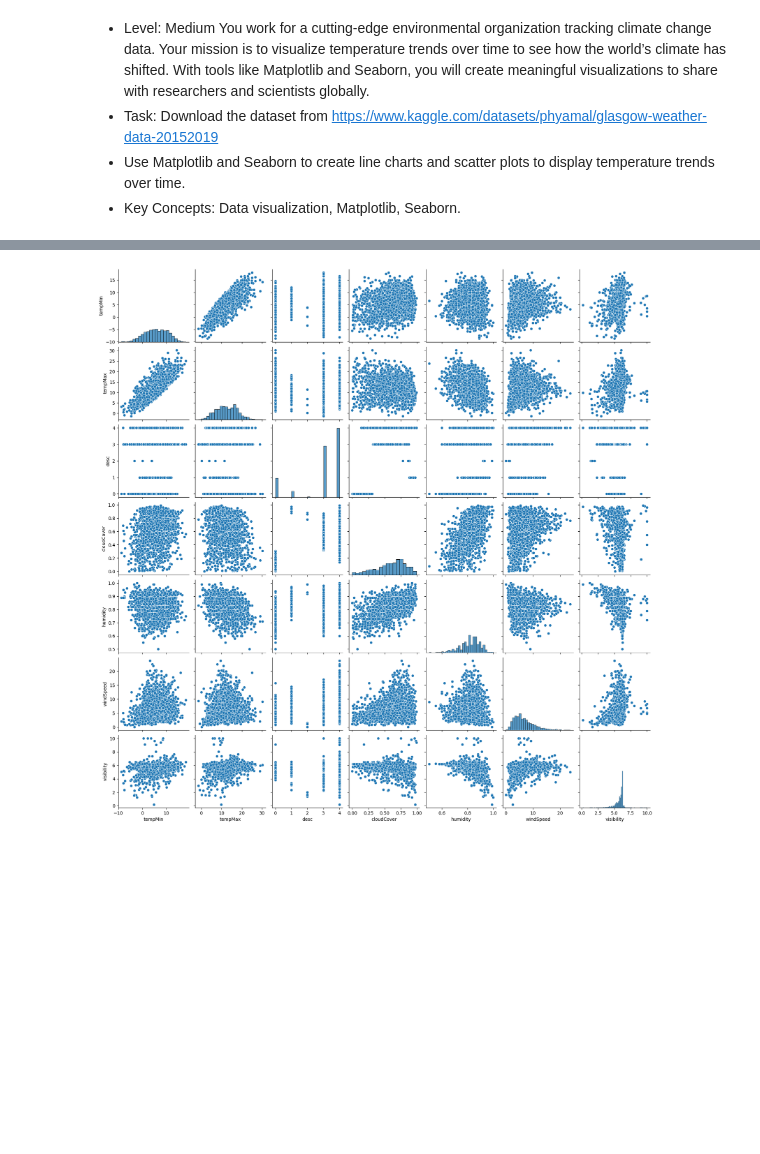
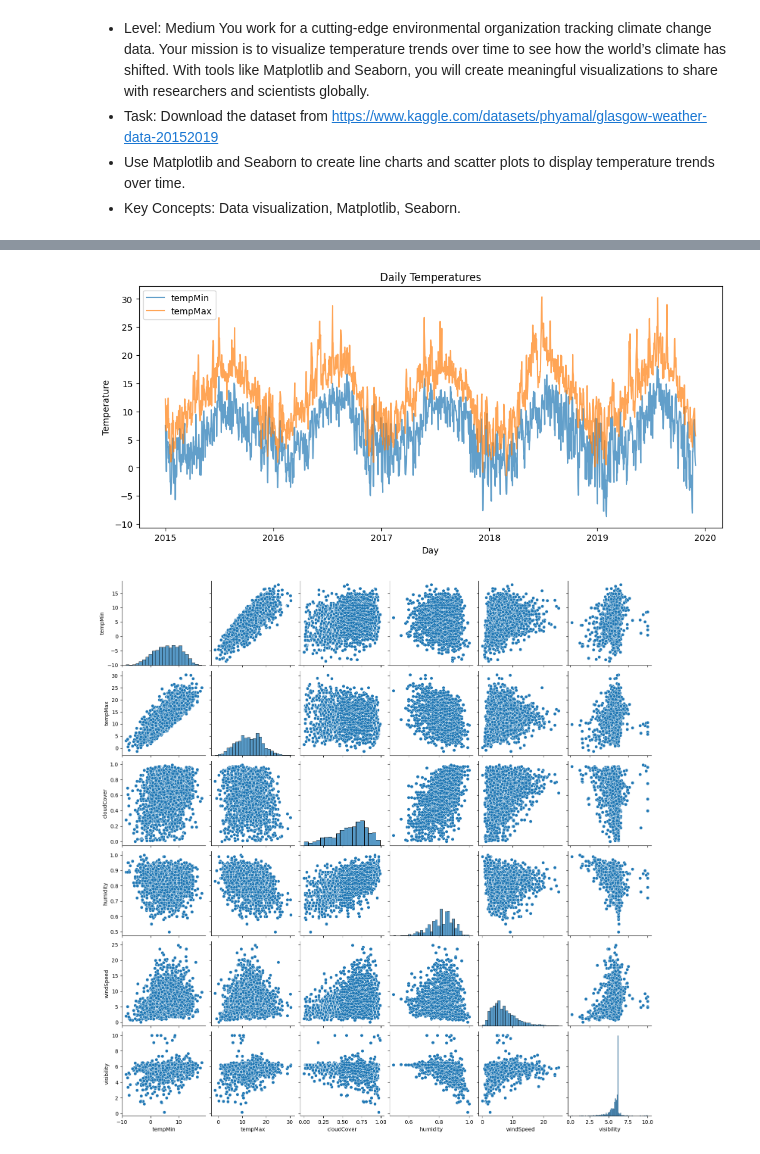
Before and after one commit to nithinbadicodes/10-Python-projects, a Jupyter notebook: Climate_analysis.ipynb, the cells around one changed output, grey strips where cells are left out. Cells and saved outputs as stored; diff of their text form; code cells hidden in the pictures; blank space fills up the shorter version.

```diff
--- a/Climate_analysis.ipynb
+++ b/Climate_analysis.ipynb
@@ -40,2 +26,0 @@ memory usage: 126.3+ KB
-# %%
-df['day'] = pd.to_datetime(df['day'])
@@ -67,2 +26,0 @@ dtype: int64
-# %%
-df.dropna(inplace=True,axis=0)
@@ -87,4 +26,0 @@ dtype: int64
-# %%
-from sklearn.preprocessing import LabelEncoder
-le = LabelEncoder()
-df['desc'] = le.fit_transform(df['desc'])
@@ -107,9 +27,16 @@ dtype: int64
-# %%
-import matplotlib.pyplot as plt
-import seaborn as sns
-
-sns.pairplot(df);
-# %% [output]
-[figure, removed]
-# %%
-df.drop('summary',axis=1,inplace=True)
+# %%
+plt.figure(figsize=(12,5))
+plt.plot(df['day'], df['tempMin'], label='tempMin', alpha=0.7)
+plt.plot(df['day'], df['tempMax'], label='tempMax', alpha=0.7)
+plt.title('Daily Temperatures')
+plt.xlabel('Day')
+plt.ylabel('Temperature')
+plt.legend()
+plt.show()
+# %% [output]
+[figure, added]
+# %%
+sns.pairplot(df[num_cols])
+plt.show()
+# %% [output]
+[figure, added]
```
Also changed, not shown: parts of 13 cells of this notebook.
